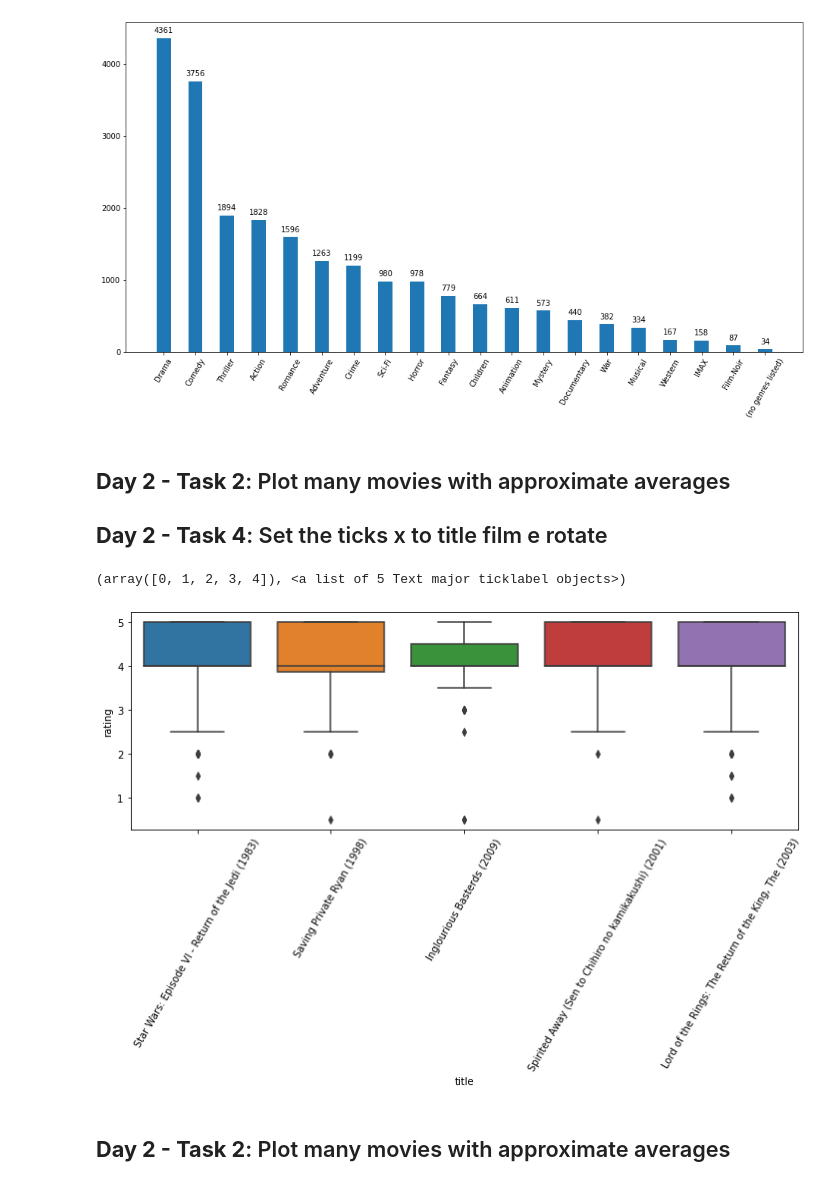
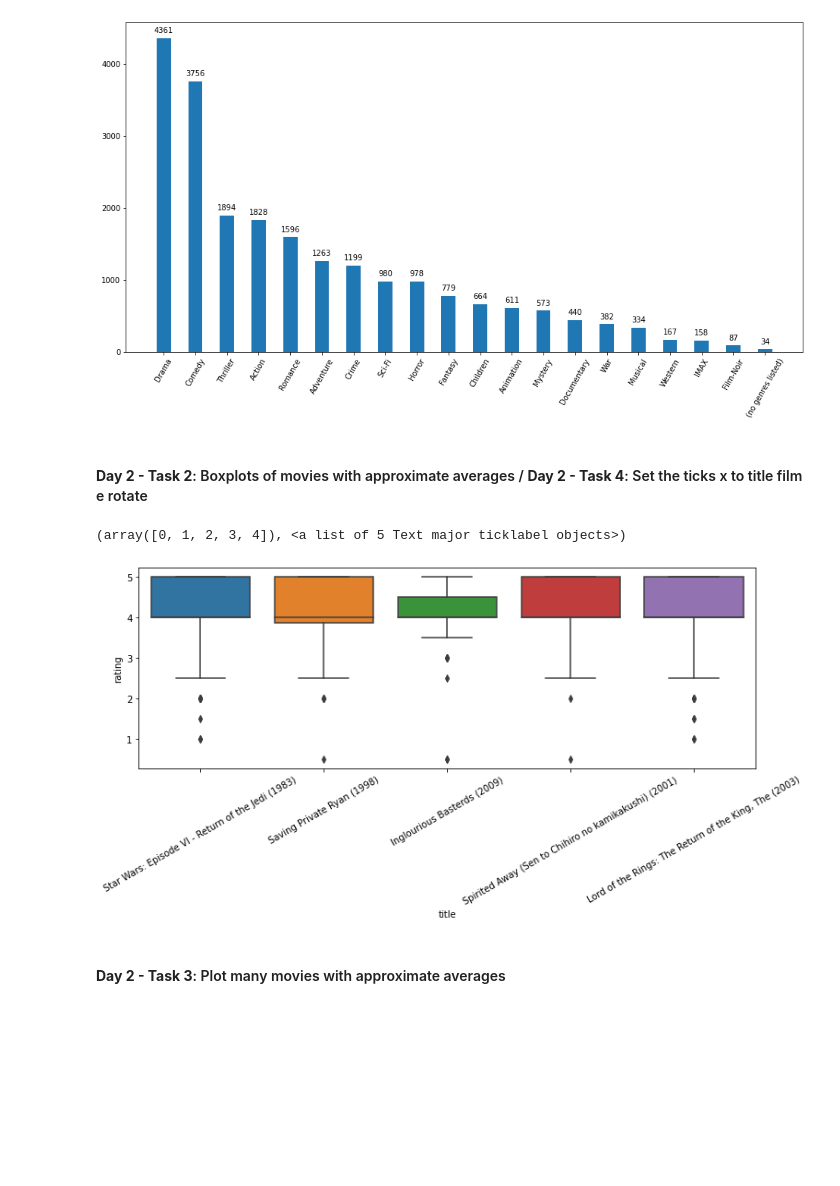
Before and after one commit to cardosorrenan/alura-QuarentenaDados, a Jupyter notebook: MovieLensTasks.ipynb, the cells around one changed output. Cells and saved outputs as stored; diff of their text form; code cells hidden in the pictures; blank space fills up the shorter version.

```diff
--- a/MovieLensTasks.ipynb
+++ b/MovieLensTasks.ipynb
@@ -8,4 +8,4 @@ Movies fetched from api: 9742 rows
 # %%
-movies = pd.read_csv("https://raw.githubusercontent.com/alura-cursos/introducao-a-data-science/master/aula0/ml-latest-small/movies.csv")
+movies = pd.read_csv("https://raw.githubusercontent.com/cardosorrenan/alura-QuarentenaDados/master/csv/movies.csv")
 movies.columns = ["movie_id", "title", "genres"]
 # %% [markdown]
@@ -13,4 +13,4 @@ Reviews fetched from api: 100836 rows
 # %%
-reviews = pd.read_csv("https://github.com/alura-cursos/introducao-a-data-science/blob/master/aula0/ml-latest-small/ratings.csv?raw=true")
+reviews = pd.read_csv("https://raw.githubusercontent.com/cardosorrenan/alura-QuarentenaDados/master/csv/ratings.csv")
 reviews.columns = ["user_id", "movie_id", "rating", "timestamp"]
 # %% [markdown]
@@ -120,23 +119,22 @@ plt.show()
 # %% [output]
 [figure]
 # %% [markdown]
-## **Day 2 - Task 2**: Plot many movies with approximate averages
-## **Day 2 - Task 4**: Set the ticks x to title film e rotate
+#### **Day 2 - Task 2**: Boxplots of movies with approximate averages / **Day 2 - Task 4**: Set the ticks x to title film e rotate
 # %%
 movies_with_count = movies_with_avgs.dropna().merge(movies_count_reviews, on='movie_id')
 movies_with_count = movies_with_count.sort_values('count', ascending=False)
 
 movie_ids = [7153, 1210, 2028, 68157, 5618]
 review_approx_avgs = reviews.query(f'movie_id in {movie_ids}').merge(movies, on='movie_id')
 
 sns.boxplot(data = review_approx_avgs, x ="title", y="rating")
 plt.gcf().set_size_inches(12, 4)
-plt.xticks(rotation=60)
+plt.xticks(rotation=30)
 # %% [output]
 (array([0, 1, 2, 3, 4]), <a list of 5 Text major ticklabel objects>)
-[figure, old version]
+[figure, new version]
 # %% [markdown]
-## **Day 2 - Task 2**: Plot many movies with approximate averages
+#### **Day 2 - Task 3**: Plot many movies with approximate averages
 # %%
 movie_ids_most_voted = list(movies_with_count[0:10]['movie_id'])
 reviews_of_most_voted = reviews.query(f'movie_id in {movie_ids_most_voted}').merge(movies, on='movie_id')
```
Also changed, not shown: parts of 11 cells of this notebook.
